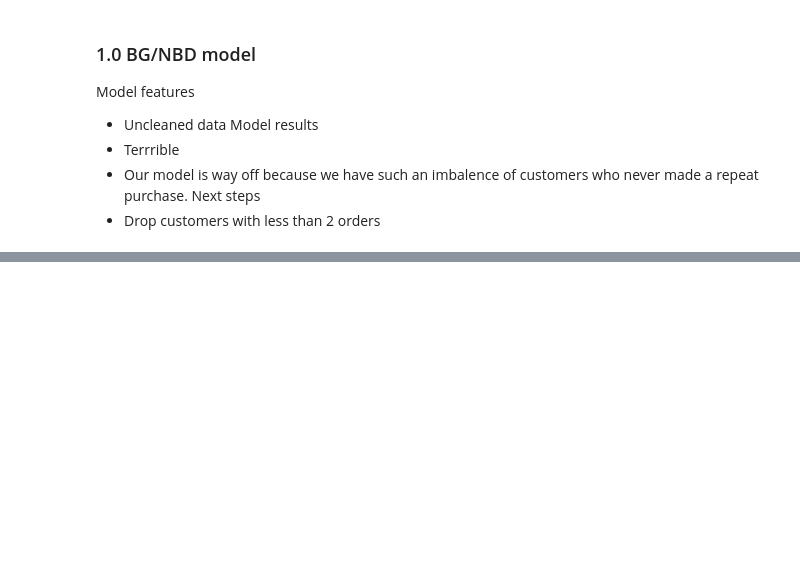
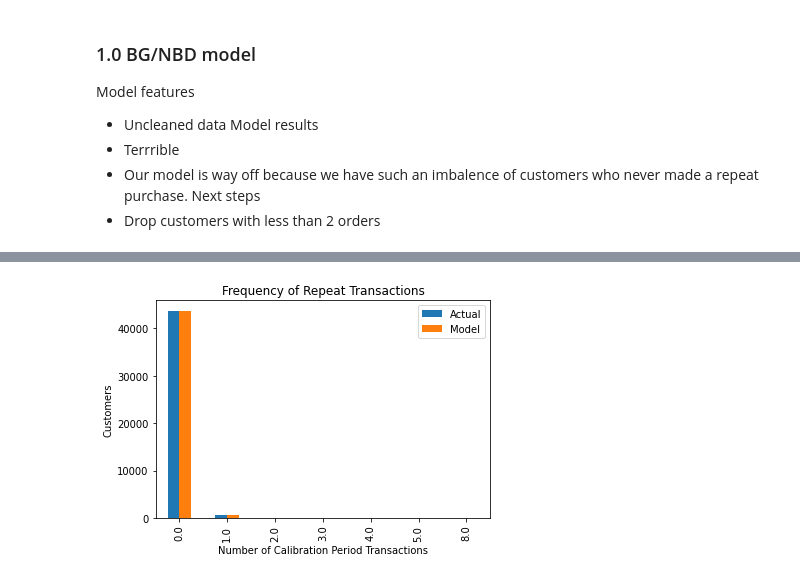
Before and after one commit to zander1268/custorama, a Jupyter notebook: bg_nbd_modeling.ipynb, the cells around one changed output, grey strips where cells are left out. Saved outputs shown, nothing was run; the diff lists cells and outputs as text; code cells hidden in the pictures; blank space fills up the shorter version.

```diff
--- a/bg_nbd_modeling.ipynb
+++ b/bg_nbd_modeling.ipynb
@@ -161,0 +177,6 @@ plot_calibration_purchases_vs_holdout_purchases(bgf, df_ch)
+# %%
+#create a list of repeat purchasers
+repeat_purchaser_ids = list(summary[summary["frequency"] >= 1].index)
+# %%
+#subset our transaction data to just repeat purchasers
+repeat_lifetimes_object_df = lifetimes_object_df[lifetimes_object_df["customer_unique_id"].isin(repeat_purchaser_ids) == True]
@@ -161,0 +227,24 @@ plot_calibration_purchases_vs_holdout_purchases(bgf, df_ch)
+# %%
+#class to return a calibration and holdout df
+class df_ch():
+    def __init__(self, eval_period=None,transaction_df=None,purchase_timestamp_col=None,customer_id_col=None,datetime_col=None,monetary_value_col=None):
+        #initialized attributes
+        self.eval_period = eval_period
+        self.transaction_df = transaction_df
+        self.purchase_timestamp_col=purchase_timestamp_col
+        self.customer_id_col=customer_id_col
+        self.datetime_col=datetime_col
+        self.monetary_value_col=monetary_value_col
+        #save off more attributes
+        self.max_obs_date = parser.parse(transaction_df[purchase_timestamp_col].max())
+        self.max_calib_date = self.max_obs_date - timedelta(days=eval_period)
+    def df_ch_getdf(self):
+        df = calibration_and_holdout_data(
+        transactions = self.transaction_df,
+        customer_id_col=self.customer_id_col,
+        datetime_col=self.datetime_col,
+        monetary_value_col=self.monetary_value_col,
+        calibration_period_end = self.max_calib_date,
+        observation_period_end = self.max_obs_date,
+        freq = "D")
+        return df
@@ -161,0 +261,8 @@ plot_calibration_purchases_vs_holdout_purchases(bgf, df_ch)
+# %%
+bgf = BetaGeoFitter(penalizer_coef=0)
+bgf.fit(
+        frequency = df_ch["frequency_cal"],
+        recency = df_ch["recency_cal"],
+        T = df_ch["T_cal"],
+        weights = None,
+        verbose = True,)
@@ -161,0 +284,4 @@ plot_calibration_purchases_vs_holdout_purchases(bgf, df_ch)
+# %%
+plot_period_transactions(bgf);
+# %% [output]
+[figure, added]
```
Also changed, not shown: parts of 26 cells of this notebook, 4 other files.
